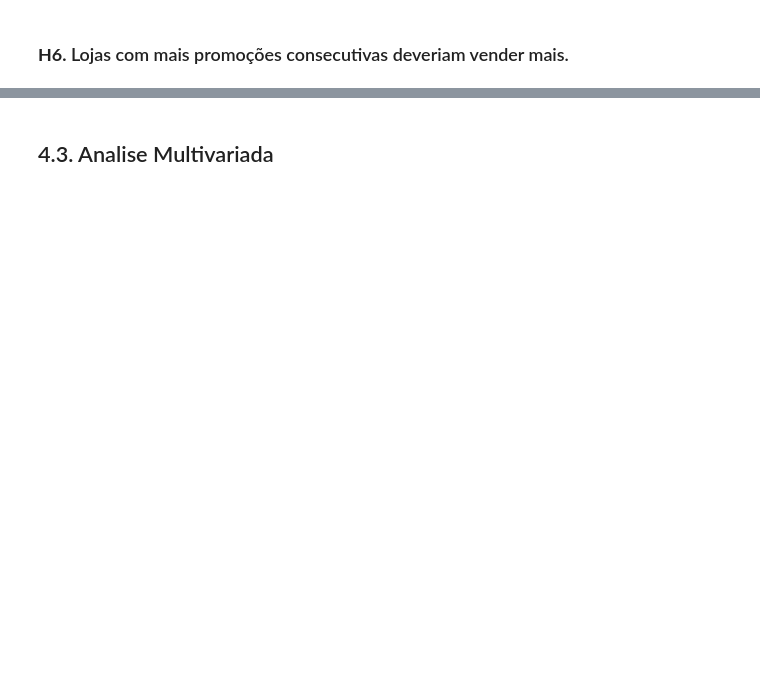
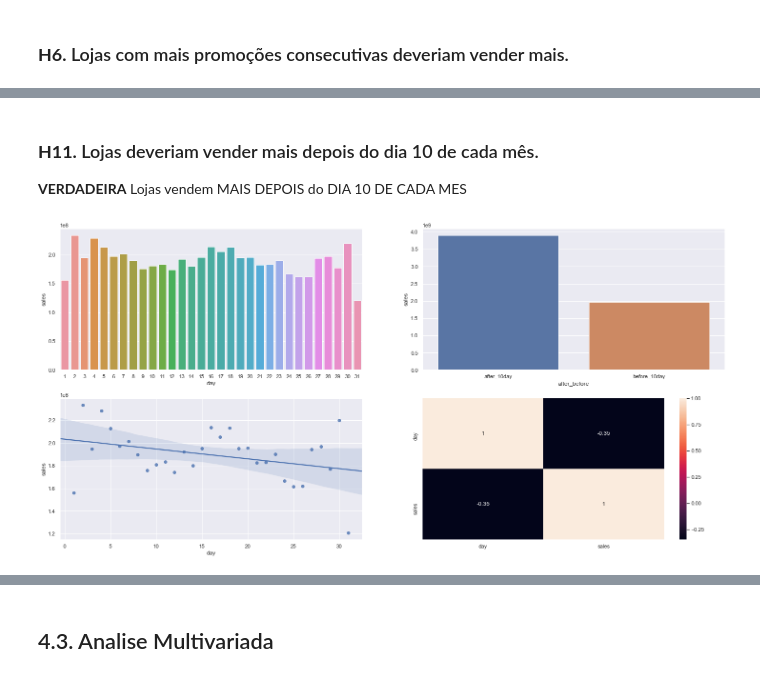
Before and after one commit to hrsJesus/DataScienceEmProducao, a Jupyter notebook: m04_v01_store_sales_prediction.ipynb, the cells around one changed output, grey strips where cells are left out. Drawn from its saved outputs; the diff is of its cells as text; code cells hidden in the pictures; blank space fills up the shorter version.

```diff
--- a/m04_v01_store_sales_prediction.ipynb
+++ b/m04_v01_store_sales_prediction.ipynb
@@ -531,0 +562,23 @@ df4.head()
+# %% [markdown]
+### **H11.** Lojas deveriam vender mais depois do dia 10 de cada mês.
+**VERDADEIRA** Lojas vendem MAIS DEPOIS do DIA 10 DE CADA MES
+# %%
+plt.subplot( 2, 2, 1 )
+aux1 = df4[['day', 'sales']].groupby( 'day' ).sum().reset_index()
+sns.barplot( x='day', y='sales', data=aux1 );
+
+plt.subplot( 2, 2, 2 )
+aux2 = df4.copy()
+aux2['after_before'] = aux2['day'].apply( lambda x: 'before_10day' if x <= 10 else 'after_10day' )
+aux2 = aux2[['after_before', 'sales']].groupby( 'after_before' ).sum().reset_index()
+sns.barplot( x='after_before', y='sales', data=aux2 );
+
+plt.subplot( 2, 2, 3 )
+sns.regplot( x='day', y='sales', data=aux1 );
+
+plt.subplot( 2, 2, 4 )
+x = sns.heatmap( aux1.corr( method='pearson'), annot=True )
+bottom, top = x.get_ylim()
+x.set_ylim( bottom+0.5, top-0.5 );
+# %% [output]
+[figure, added]
```
Also changed, not shown: parts of 18 cells of this notebook.
